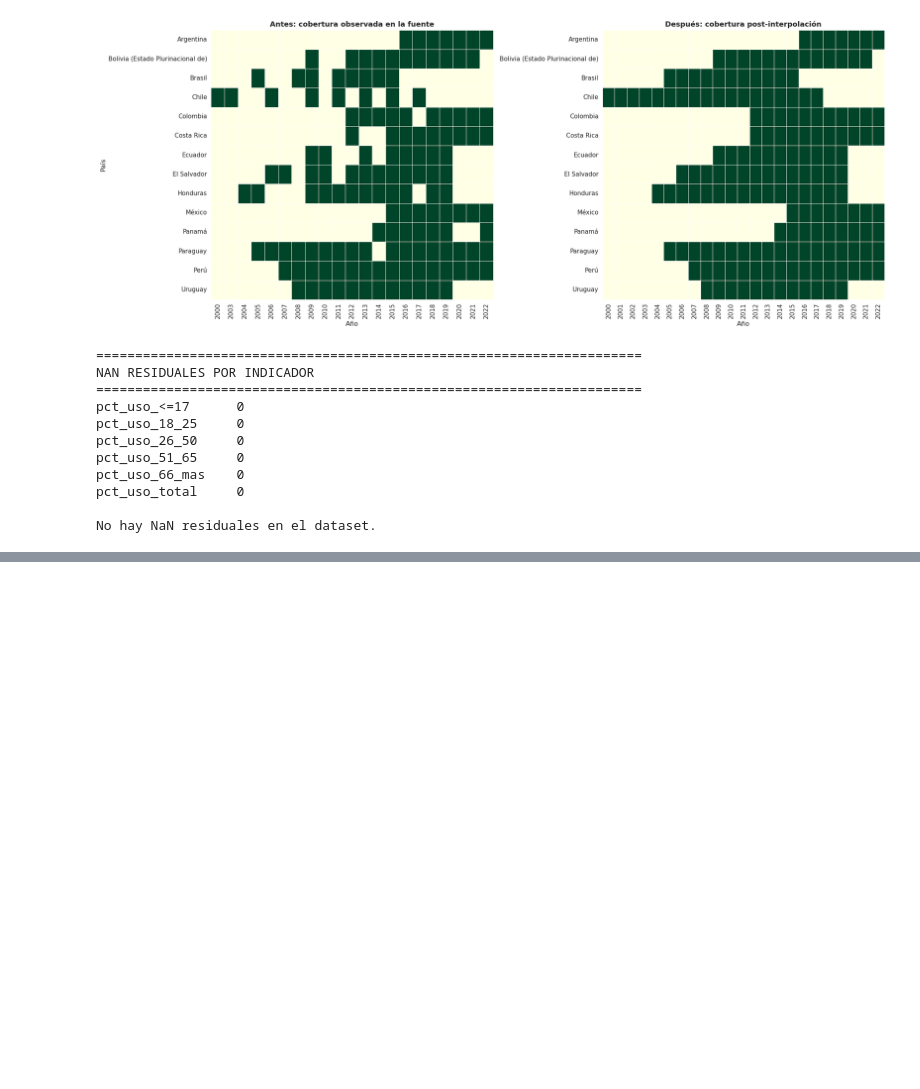
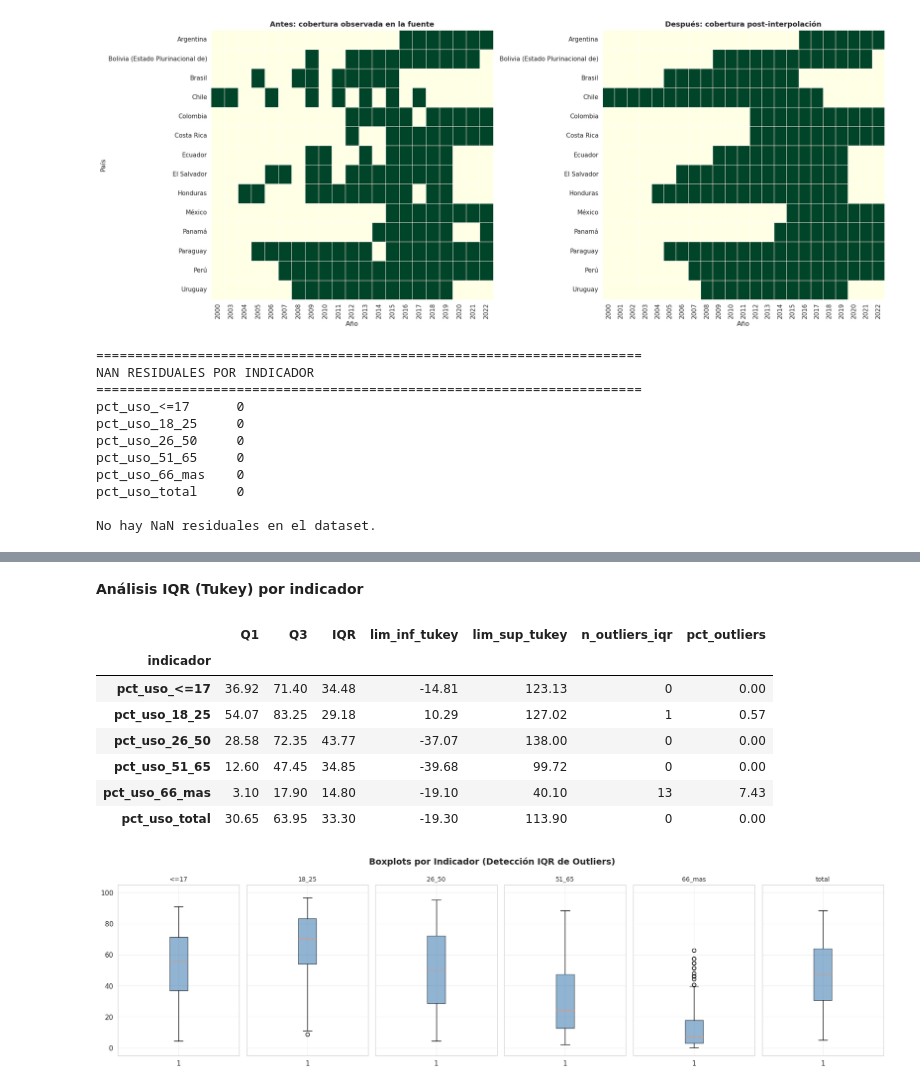
Before and after one commit to Tunchxz/CC3074-Proyecto-Final, a Jupyter notebook: Week-2.ipynb, the cells around one changed output, grey strips where cells are left out. Cells and saved outputs as stored; diff of their text form; code cells hidden in the pictures; blank space fills up the shorter version.

Commit message:
feat: intermediate validation and outlier handling

```diff
--- a/Week-2.ipynb
+++ b/Week-2.ipynb
@@ -663,0 +790,16 @@ No hay NaN residuales en el dataset.
+# %%
+# Establecer la identidad única de df_final que se mutará incrementalmente
+# en las secciones 6-12 antes de la exportación en la Sección 13.
+df_final = df_interp.sort_values(['pais', 'año']).reset_index(drop=True)
+
+# Aserciones de invariantes iniciales: protegen las mutaciones de las secciones
+# posteriores (outliers, ingeniería de variables, discretización, codificación,
+# estandarización) de partir de un estado inconsistente.
+assert {'pais', 'año'}.issubset(df_final.columns),         'df_final debe contener las columnas pais y año.'
+assert set(INDICADORES).issubset(df_final.columns),        'df_final debe contener los 6 indicadores.'
+assert df_final.duplicated(['pais', 'año']).sum() == 0,    'No deben existir pares (pais, año) duplicados.'
+
+print(f'df_final establecido: {df_final.shape[0]} filas × {df_final.shape[1]} columnas')
+print(f'  Países únicos:    {df_final["pais"].nunique()}')
+print(f'  Rango temporal:   {int(df_final["año"].min())}–{int(df_final["año"].max())}')
+print(f'\nColumnas iniciales: {list(df_final.columns)}')
@@ -663,0 +817,49 @@ No hay NaN residuales en el dataset.
+# %% [markdown]
+**Análisis IQR (Tukey) por indicador**
+# %%
+# Análisis IQR clásico de Tukey por cada indicador
+iqr_resultados = []
+for col in INDICADORES:
+    serie = df_final[col].dropna()
+    q1 = serie.quantile(0.25)
+    q3 = serie.quantile(0.75)
+    iqr = q3 - q1
+    lim_inf = q1 - 1.5 * iqr
+    lim_sup = q3 + 1.5 * iqr
+    n_outliers = ((serie < lim_inf) | (serie > lim_sup)).sum()
+    iqr_resultados.append({
+        'indicador': col,
+        'Q1': round(q1, 2),
+        'Q3': round(q3, 2),
+        'IQR': round(iqr, 2),
+        'lim_inf_tukey': round(lim_inf, 2),
+        'lim_sup_tukey': round(lim_sup, 2),
+        'n_outliers_iqr': int(n_outliers),
+        'pct_outliers': round(n_outliers / len(serie) * 100, 2)
+    })
+
+df_outliers_iqr = pd.DataFrame(iqr_resultados).set_index('indicador')
+display(df_outliers_iqr)
+
+# Boxplot visual de los 6 indicadores
+fig, axes = plt.subplots(1, 6, figsize=(18, 5), sharey=True)
+for ax, col in zip(axes, INDICADORES):
+    ax.boxplot(df_final[col].dropna(), patch_artist=True,
+               boxprops=dict(facecolor='steelblue', alpha=0.6))
+    ax.set_title(col.replace('pct_uso_', ''), fontsize=10)
+    ax.set_ylim(-5, 105)
+    ax.grid(True, alpha=0.3)
+fig.suptitle('Boxplots por Indicador (Detección IQR de Outliers)',
+             fontsize=14, fontweight='bold')
+plt.tight_layout()
+plt.show()
+# %% [output]
+|  | Q1 | Q3 | IQR | lim_inf_tukey | lim_sup_tukey | n_outliers_iqr | pct_outliers |
+| indicador |  |  |  |  |  |  |  |
+| pct_uso_<=17 | 36.92 | 71.40 | 34.48 | -14.81 | 123.13 | 0 | 0.00 |
+| pct_uso_18_25 | 54.07 | 83.25 | 29.18 | 10.29 | 127.02 | 1 | 0.57 |
+| pct_uso_26_50 | 28.58 | 72.35 | 43.77 | -37.07 | 138.00 | 0 | 0.00 |
+| pct_uso_51_65 | 12.60 | 47.45 | 34.85 | -39.68 | 99.72 | 0 | 0.00 |
+| pct_uso_66_mas | 3.10 | 17.90 | 14.80 | -19.10 | 40.10 | 13 | 7.43 |
+| pct_uso_total | 30.65 | 63.95 | 33.30 | -19.30 | 113.90 | 0 | 0.00 |
+[figure, added]
```
Also changed, not shown: parts of 13 cells of this notebook.
